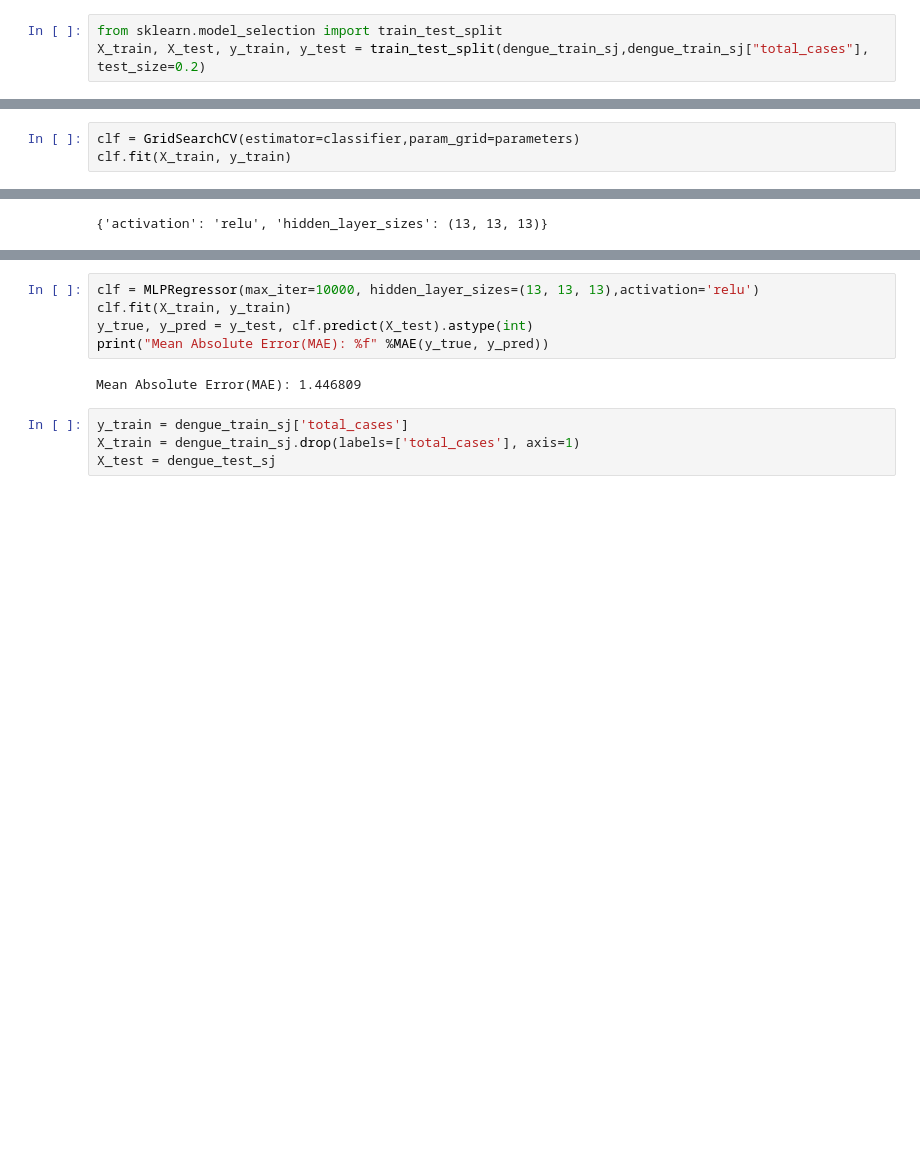
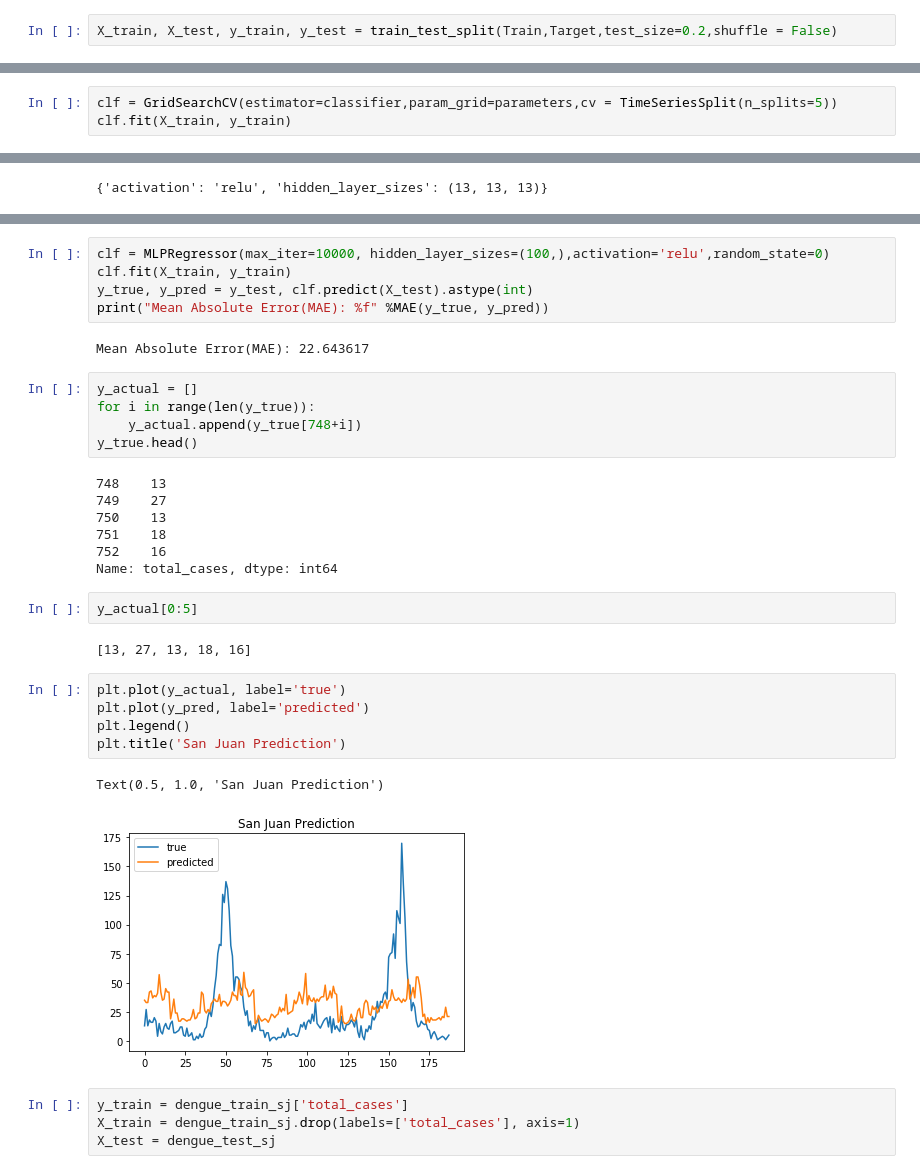
Before and after one commit to anubhavs11/Dengue-Disease-Spread-Prediction, a Jupyter notebook: Neural Network.ipynb, the cells around one changed output, grey strips where cells are left out. Drawn from its saved outputs; the diff is of its cells as text; blank space fills up the shorter version.

```diff
--- a/Neural Network.ipynb
+++ b/Neural Network.ipynb
@@ -80,3 +90,2 @@ dengue_train_sj.head()
 # %%
-from sklearn.model_selection import train_test_split
-X_train, X_test, y_train, y_test = train_test_split(dengue_train_sj,dengue_train_sj["total_cases"], test_size=0.2)
+X_train, X_test, y_train, y_test = train_test_split(Train,Target,test_size=0.2,shuffle = False)
@@ -90,4 +99,4 @@ parameters = [{'hidden_layer_sizes': [(100, ), (20, 30), (13, 13, 13)],'activati
 # %%
-clf = GridSearchCV(estimator=classifier,param_grid=parameters)
+clf = GridSearchCV(estimator=classifier,param_grid=parameters,cv = TimeSeriesSplit(n_splits=5))
 clf.fit(X_train, y_train)
 # %% [output]
@@ -116,10 +126,34 @@ Mean Absolute Error(MAE): 27.159574
 # %%
-clf = MLPRegressor(max_iter=10000, hidden_layer_sizes=(13, 13, 13),activation='relu')
+clf = MLPRegressor(max_iter=10000, hidden_layer_sizes=(100,),activation='relu',random_state=0)
 clf.fit(X_train, y_train)
 y_true, y_pred = y_test, clf.predict(X_test).astype(int)
 print("Mean Absolute Error(MAE): %f" %MAE(y_true, y_pred))
 # %% [output]
-Mean Absolute Error(MAE): 1.446809
+Mean Absolute Error(MAE): 22.643617
+# %%
+y_actual = []
+for i in range(len(y_true)):
+    y_actual.append(y_true[748+i])
+y_true.head()
+# %% [output]
+748    13
+749    27
+750    13
+751    18
+752    16
+Name: total_cases, dtype: int64
+# %%
+y_actual[0:5]
+# %% [output]
+[13, 27, 13, 18, 16]
+# %%
+plt.plot(y_actual, label='true')
+plt.plot(y_pred, label='predicted')
+plt.legend()
+plt.title('San Juan Prediction')
+# %% [output]
+Text(0.5, 1.0, 'San Juan Prediction')
+[figure, added]
 # %%
 y_train = dengue_train_sj['total_cases']
 X_train = dengue_train_sj.drop(labels=['total_cases'], axis=1)
```
Also changed, not shown: parts of 22 cells of this notebook.
